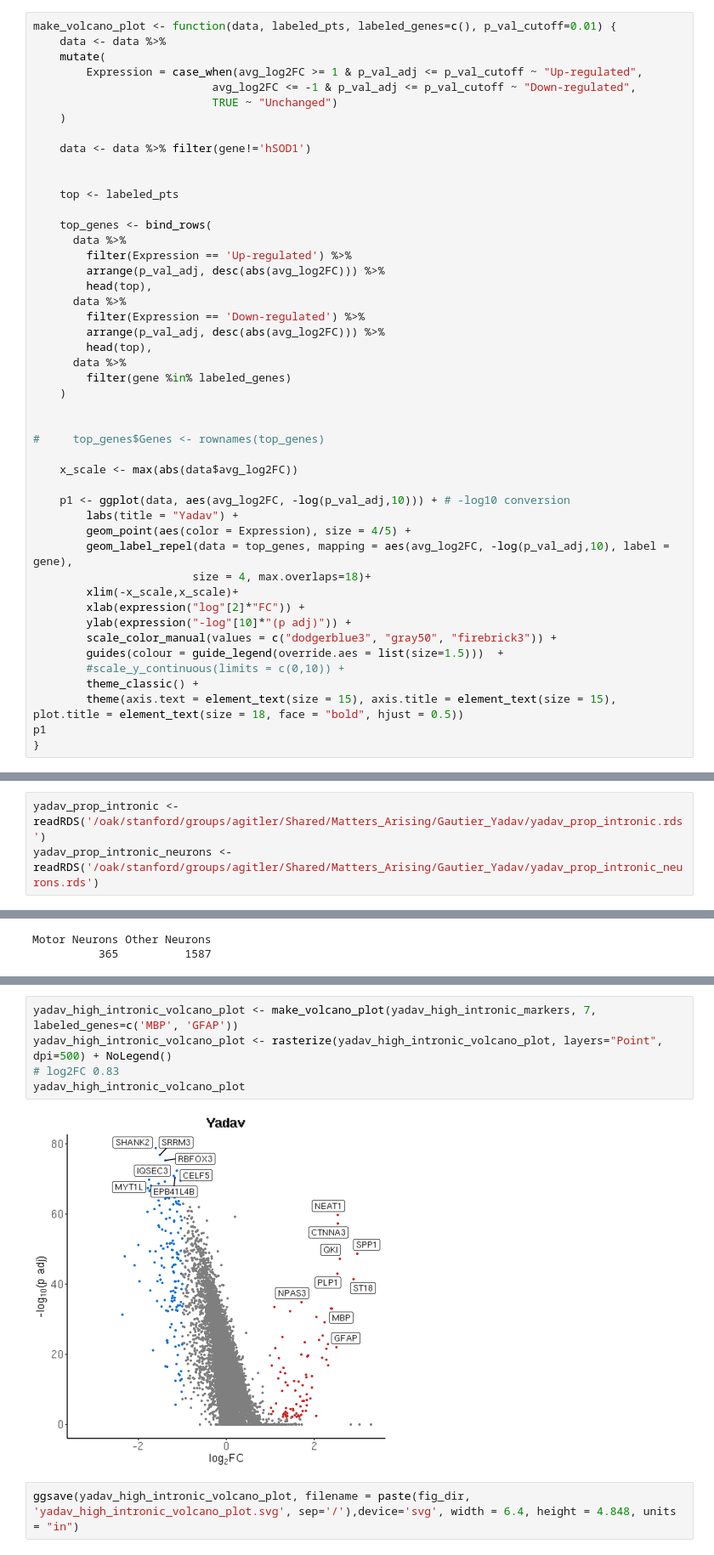
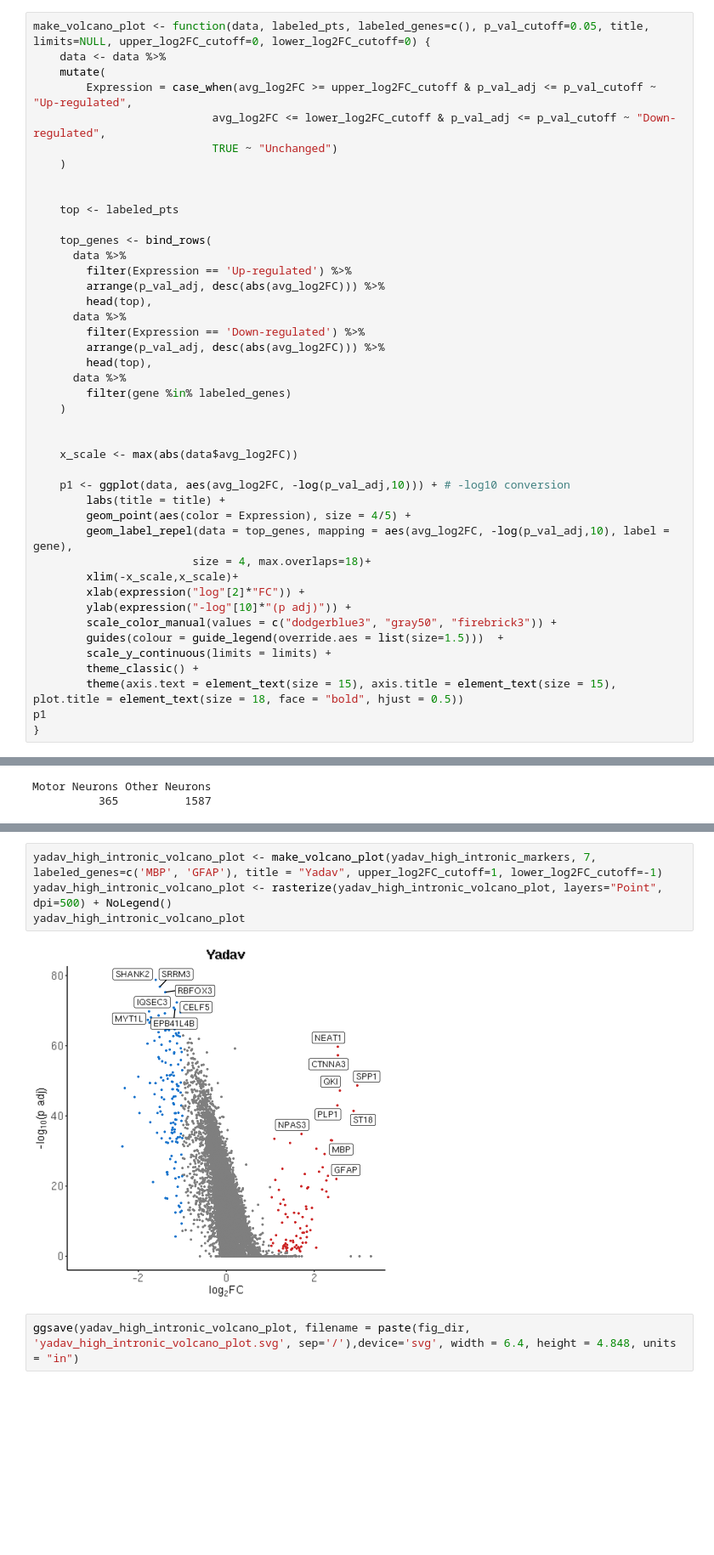
Before and after one commit to neurojacob/Gautier_Blum_2023, a Jupyter notebook: Matters Arising - Additional analyses.ipynb, the cells around one changed output, grey strips where cells are left out. Shown at 85% size. Saved outputs shown, nothing was run; the diff lists cells and outputs as text; blank space fills up the shorter version.

```diff
--- a/Matters Arising - Additional analyses.ipynb
+++ b/Matters Arising - Additional analyses.ipynb
@@ -47,13 +27,11 @@ csv_dir <- '/oak/stanford/groups/agitler/Shared/Matters_Arising/CSV_Files'
 # %%
-make_volcano_plot <- function(data, labeled_pts, labeled_genes=c(), p_val_cutoff=0.01) {
+make_volcano_plot <- function(data, labeled_pts, labeled_genes=c(), p_val_cutoff=0.05, title, limits=NULL, upper_log2FC_cutoff=0, lower_log2FC_cutoff=0) {
     data <- data %>%
     mutate(
-        Expression = case_when(avg_log2FC >= 1 & p_val_adj <= p_val_cutoff ~ "Up-regulated",
-                           avg_log2FC <= -1 & p_val_adj <= p_val_cutoff ~ "Down-regulated",
+        Expression = case_when(avg_log2FC >= upper_log2FC_cutoff & p_val_adj <= p_val_cutoff ~ "Up-regulated",
+                           avg_log2FC <= lower_log2FC_cutoff & p_val_adj <= p_val_cutoff ~ "Down-regulated",
                            TRUE ~ "Unchanged")
     )
-
-    data <- data %>% filter(gene!='hSOD1')
 
 
     top <- labeled_pts
@@ -72,12 +50,10 @@ make_volcano_plot <- function(data, labeled_pts, labeled_genes=c(), p_val_cutoff
     )
 
 
-#     top_genes$Genes <- rownames(top_genes)
-
     x_scale <- max(abs(data$avg_log2FC))
 
     p1 <- ggplot(data, aes(avg_log2FC, -log(p_val_adj,10))) + # -log10 conversion
-        labs(title = "Yadav") +
+        labs(title = title) +
         geom_point(aes(color = Expression), size = 4/5) +
         geom_label_repel(data = top_genes, mapping = aes(avg_log2FC, -log(p_val_adj,10), label = gene),
                         size = 4, max.overlaps=18)+
@@ -86,7 +62,7 @@ make_volcano_plot <- function(data, labeled_pts, labeled_genes=c(), p_val_cutoff
         ylab(expression("-log"[10]*"(p adj)")) +
         scale_color_manual(values = c("dodgerblue3", "gray50", "firebrick3")) +
         guides(colour = guide_legend(override.aes = list(size=1.5)))  +
-        #scale_y_continuous(limits = c(0,10)) +
+        scale_y_continuous(limits = limits) +
         theme_classic() +
         theme(axis.text = element_text(size = 15), axis.title = element_text(size = 15), plot.title = element_text(size = 18, face = "bold", hjust = 0.5))
 p1
@@ -755,6 +437,3 @@ saveRDS(yadav_prop_intronic_neurons, file = '/oak/stanford/groups/agitler/Shared
-# %%
-yadav_prop_intronic <- readRDS('/oak/stanford/groups/agitler/Shared/Matters_Arising/Gautier_Yadav/yadav_prop_intronic.rds')
-yadav_prop_intronic_neurons <- readRDS('/oak/stanford/groups/agitler/Shared/Matters_Arising/Gautier_Yadav/yadav_prop_intronic_neurons.rds')
 # %%
 filter(yadav_prop_intronic_neurons@meta.data, motor_neuron == "Motor Neurons") %>% {median(.$prop_intronic)}
 # %% [output]
@@ -780,9 +502,8 @@ rownames(yadav_high_intronic_markers) <- NULL
 # %%
-yadav_high_intronic_volcano_plot <- make_volcano_plot(yadav_high_intronic_markers, 7, labeled_genes=c('MBP', 'GFAP'))
+yadav_high_intronic_volcano_plot <- make_volcano_plot(yadav_high_intronic_markers, 7, labeled_genes=c('MBP', 'GFAP'), title = "Yadav", upper_log2FC_cutoff=1, lower_log2FC_cutoff=-1)
 yadav_high_intronic_volcano_plot <- rasterize(yadav_high_intronic_volcano_plot, layers="Point", dpi=500) + NoLegend()
-# log2FC 0.83
 yadav_high_intronic_volcano_plot
 # %% [output]
-[figure, old version]
+[figure, new version]
 # %%
 ggsave(yadav_high_intronic_volcano_plot, filename = paste(fig_dir, 'yadav_high_intronic_volcano_plot.svg', sep='/'),device='svg', width = 6.4, height = 4.848, units = "in")
```
Also changed, not shown: parts of 201 cells of this notebook, 3 other files.
